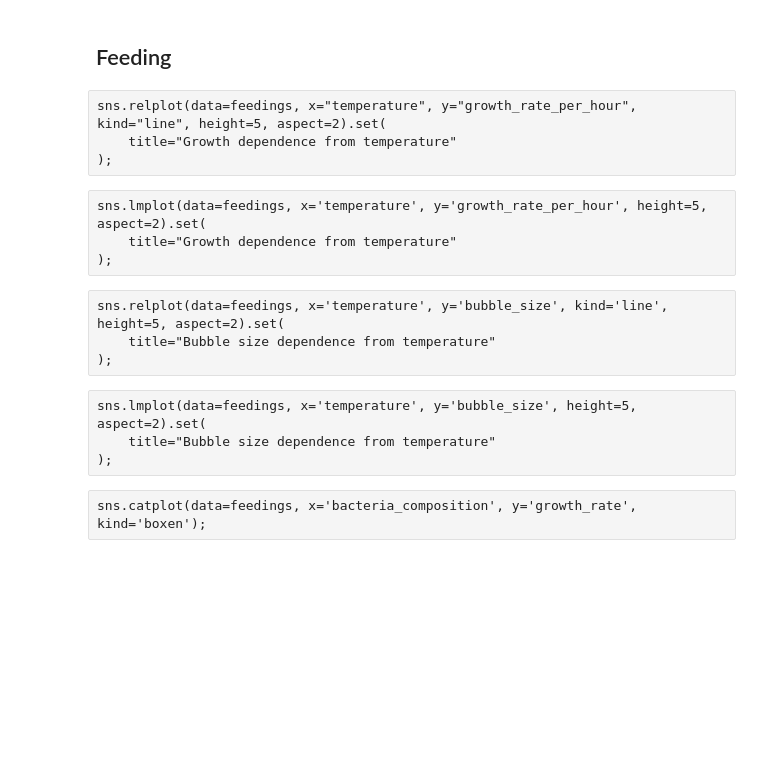
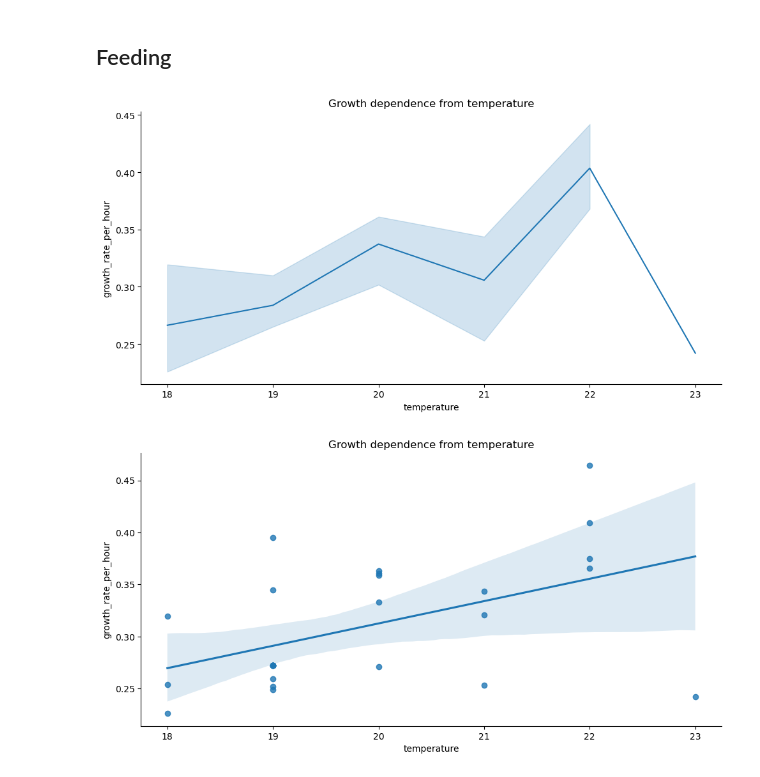
Before and after one commit to kiralenz/keeprising, a Jupyter notebook: notebooks/experimental/chart_creation.ipynb, the cells around one changed output. Drawn from its saved outputs; the diff is of its cells as text; code cells hidden in the pictures; blank space fills up the shorter version.

Commit message:
fixing attempt plots

```diff
--- a/notebooks/experimental/chart_creation.ipynb
+++ b/notebooks/experimental/chart_creation.ipynb
@@ -301,20 +298,14 @@ plt.show()
 # %% [markdown]
 ## Feeding
-# %% [raw]
-sns.relplot(data=feedings, x="temperature", y="growth_rate_per_hour", kind="line", height=5, aspect=2).set(
-    title="Growth dependence from temperature"
-);
-# %% [raw]
-sns.lmplot(data=feedings, x='temperature', y='growth_rate_per_hour', height=5, aspect=2).set(
-    title="Growth dependence from temperature"
-);
-# %% [raw]
-sns.relplot(data=feedings, x='temperature', y='bubble_size', kind='line',  height=5, aspect=2).set(
-    title="Bubble size dependence from temperature"
-);
-# %% [raw]
-sns.lmplot(data=feedings, x='temperature', y='bubble_size', height=5, aspect=2).set(
-    title="Bubble size dependence from temperature"
-);
-# %% [raw]
-sns.catplot(data=feedings, x='bacteria_composition', y='growth_rate', kind='boxen');
+# %%
+sns.relplot(data=feedings, x="temperature", y="growth_rate_per_hour", kind="line", height=5, aspect=2).set(
+    title="Growth dependence from temperature"
+);
+# %% [output]
+[figure, added]
+# %%
+sns.lmplot(data=feedings, x='temperature', y='growth_rate_per_hour', height=5, aspect=2).set(
+    title="Growth dependence from temperature"
+);
+# %% [output]
+[figure, added]
```
Also changed, not shown: parts of 7 cells of this notebook, 1 other file.
